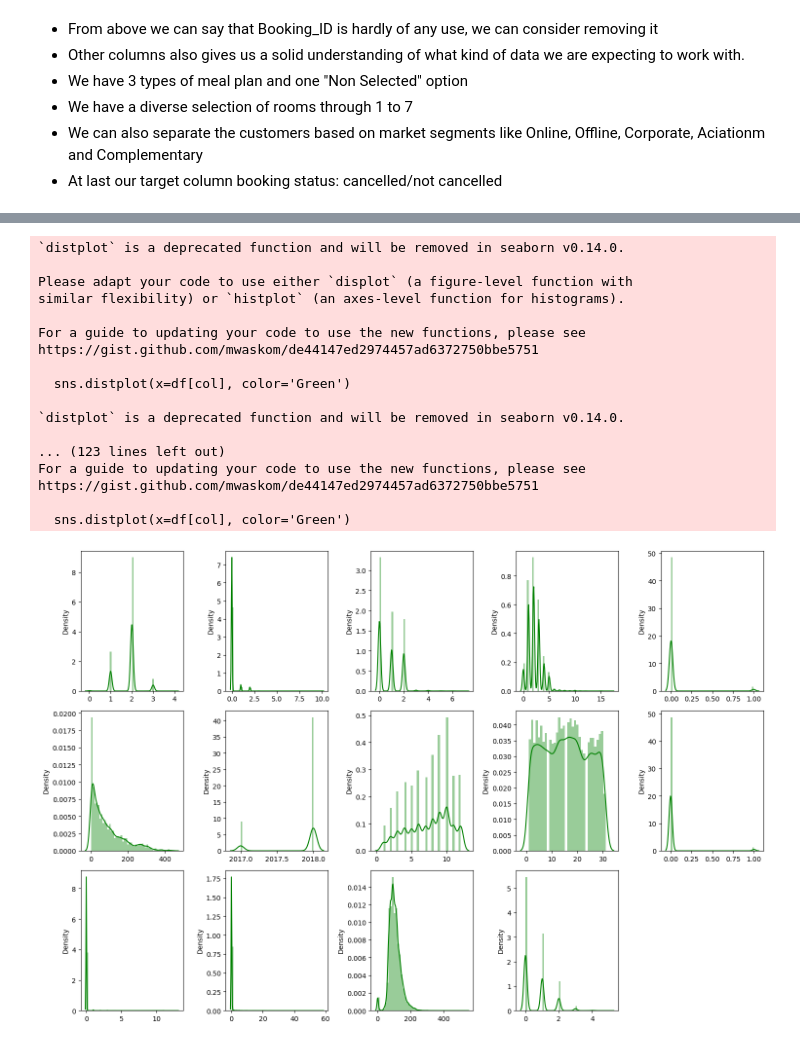
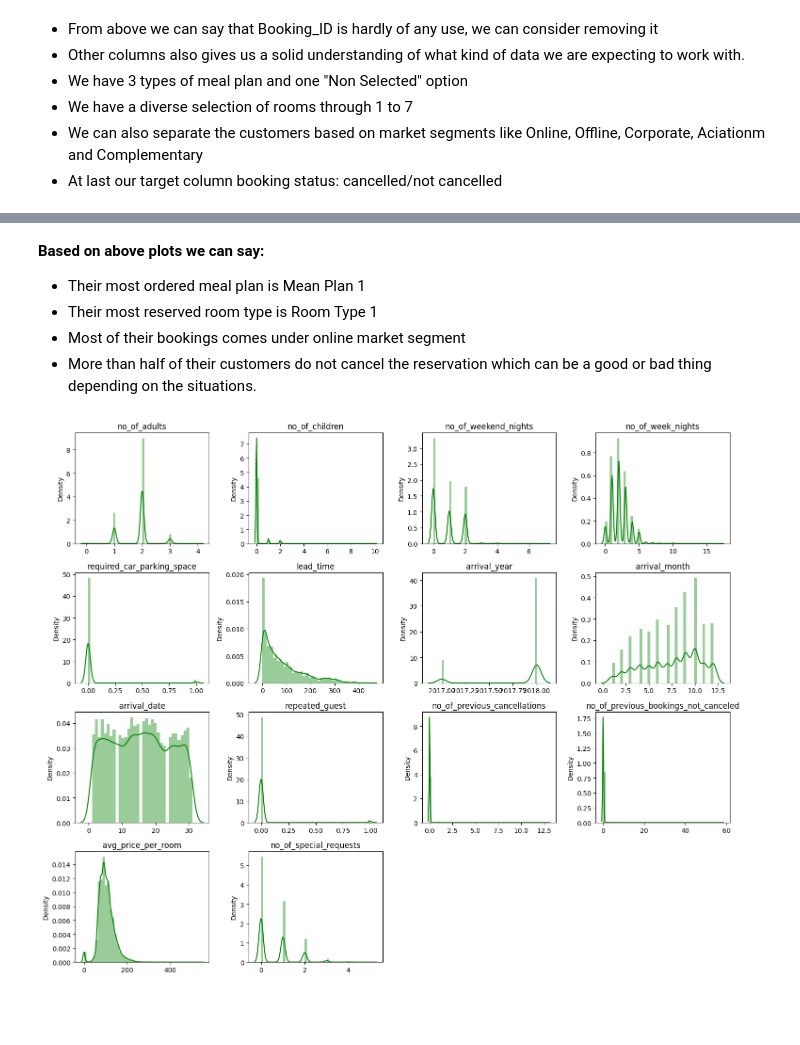
Before and after one commit to rizz045/Hotel-Booking-Cancellation-Analysis-Prediction, a Jupyter notebook: Hotel_Reservation_Status_Prediction_Using_Classification_Techniques.ipynb, the cells around one changed output, grey strips where cells are left out. Saved outputs shown, nothing was run; the diff lists cells and outputs as text; code cells hidden in the pictures; blank space fills up the shorter version.

```diff
--- a/Hotel_Reservation_Status_Prediction_Using_Classification_Techniques.ipynb
+++ b/Hotel_Reservation_Status_Prediction_Using_Classification_Techniques.ipynb
@@ -147,12 +150,14 @@ booking_status : ['Not_Canceled' 'Canceled'] : 2
 df.drop('Booking_ID', axis=1, inplace=True)
 # %%
 # Let's find count plot of all the categorical columns
-plt.figure(figsize=(15,10))
+plt.figure(figsize=(10,8))
 index=0
 for col in obj_cols[1:]:
     index += 1
     plt.subplot(2, 2, index)
     sns.countplot(x=df[col], color='Green')
+    plt.title(col)
+    plt.xticks(rotation=45)
 plt.tight_layout()
 plt.show()
 # %% [output]
@@ -160,28 +165,18 @@ plt.show()
+# %% [markdown]
+**Based on above plots we can say:**
+* Their most ordered meal plan is Mean Plan 1
+* Their most reserved room type is Room Type 1
+* Most of their bookings comes under online market segment
+* More than half of their customers do not cancel the reservation which can be a good or bad thing depending on the situations.
 # %%
-plt.figure(figsize=(15,10))
+plt.figure(figsize=(15,12))
 index=0
 for col in num_cols:
     index += 1
-    plt.subplot(3, 5, index)
+    plt.subplot(4, 4, index)
     sns.distplot(x=df[col], color='Green')
+    plt.title(col)
 plt.tight_layout()
 plt.show()
 # %% [output]
-`distplot` is a deprecated function and will be removed in seaborn v0.14.0.
-
-Please adapt your code to use either `displot` (a figure-level function with
-similar flexibility) or `histplot` (an axes-level function for histograms).
-
-For a guide to updating your code to use the new functions, please see
-https://gist.github.com/mwaskom/de44147ed2974457ad6372750bbe5751
-
-  sns.distplot(x=df[col], color='Green')
-
-`distplot` is a deprecated function and will be removed in seaborn v0.14.0.
-
-... (123 lines left out)
-For a guide to updating your code to use the new functions, please see
-https://gist.github.com/mwaskom/de44147ed2974457ad6372750bbe5751
-
-  sns.distplot(x=df[col], color='Green')
-[figure, old version]
+[figure, new version]
```
Also changed, not shown: parts of 2 cells of this notebook.
